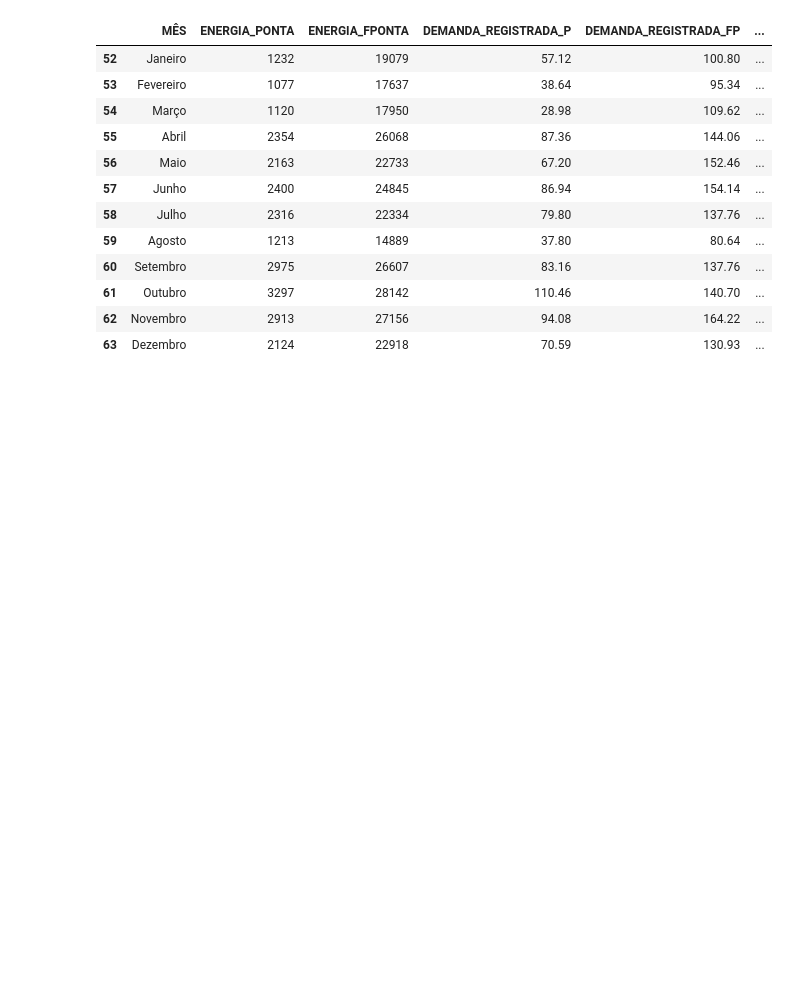
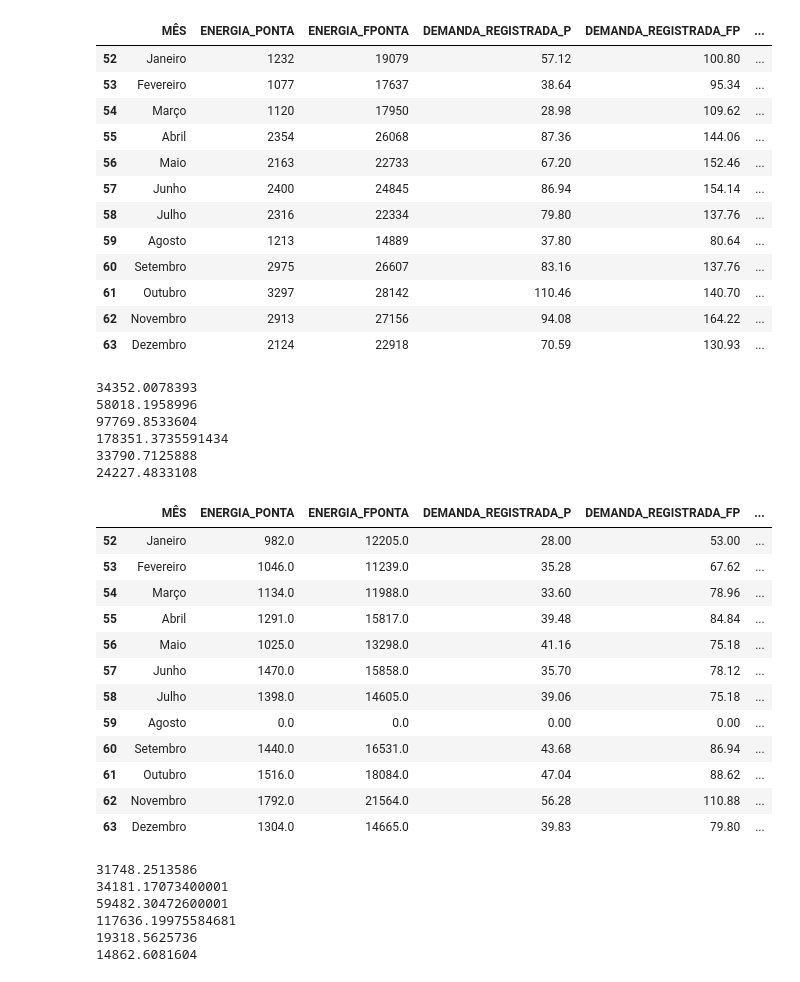
Before and after one commit to byronacunia/UFCA_estudo_mercado_livre, a Jupyter notebook: UFCA.ipynb, the cells around one changed output. Drawn from its saved outputs; the diff is of its cells as text; code cells hidden in the pictures; blank space fills up the shorter version.

```diff
--- a/UFCA.ipynb
+++ b/UFCA.ipynb
@@ -36,7 +36,9 @@ UC2 = abas_de_excel.parse("UC2")
 UC3 = abas_de_excel.parse("UC3")
 UC4 = abas_de_excel.parse("UC4")
 # %%
-demanda_contratada = 139 #[kW]
+demanda_contratada_UC1 = 139 #[kW]
+demanda_contratada_UC2 = 160 #[kW]
+demanda_contratada_UC3 = 600 #[kW]
 #Tarifas de consumo e usos
 Tarifa_total_FP=0.40733
 Tarifa_total_P=1.81318
@@ -70,3 +78,63 @@ X1
 | 61 | Outubro | 3297 | 28142 | 110.46 | 140.70 | ... |
 | 62 | Novembro | 2913 | 27156 | 94.08 | 164.22 | ... |
 | 63 | Dezembro | 2124 | 22918 | 70.59 | 130.93 | ... |
+# %%
+print(TOTAL_VALOR_DEMANDA_UC1)
+print(TOTAL_VALOR_CONSUMO_P_FP_TUSD_UC1)
+print(TOTAL_VALOR_CONSUMO_TE_UC1)
+print(TOTAL_CONTA_CATIVO_UC1)
+print(TOTAL_VALOR_CONSUMO_TUSD_P_UC1)
+print(TOTAL_VALOR_CONSUMO_TUSD_FP_UC1)
+# %% [output]
+34352.0078393
+58018.1958996
+97769.8533604
+178351.3735591434
+33790.7125888
+24227.4833108
+# %%
+X2 = UC2[UC2['ANO']==2019][['MÊS','ENERGIA_PONTA', 'ENERGIA_FPONTA', 'DEMANDA_REGISTRADA_P', 'DEMANDA_REGISTRADA_FP', 'DEMANDA_ULTRAPASSAG', 'TAR_ULTRAPASSAG', 'TAR_TUSD_KW_FP', 'TAR_DEMANDA_FP_SEM ICMS']]
+X2[['DEMANDA_ULTRAPASSAG', 'TAR_ULTRAPASSAG', 'TAR_DEMANDA_FP_SEM ICMS']] = X2[['DEMANDA_ULTRAPASSAG', 'TAR_ULTRAPASSAG', 'TAR_DEMANDA_FP_SEM ICMS']].fillna(0)
+X2[['Differença Demanda']] = X2[['DEMANDA_REGISTRADA_FP']] - demanda_contratada_UC2
+X2[['Valor Demanda']] = (X2['DEMANDA_REGISTRADA_FP'] * X2['TAR_TUSD_KW_FP']) +(X2['Differença Demanda'] *-1* X2['TAR_DEMANDA_FP_SEM ICMS'])
+X2[['Valor Consumo P+FP TUSD']] = (TUSD_FP*X2['ENERGIA_FPONTA'])+(TUSD_P*X2['ENERGIA_PONTA'])
+X2[['Valor Consumo TE']] = (TE_FP*X2['ENERGIA_FPONTA'])+(TE_P*X2['ENERGIA_PONTA'])
+X2[['Valor da conta no cativo']] = (X2['Valor Demanda']+X2['Valor Consumo P+FP TUSD']+X2['Valor Consumo TE'])-((X2['Valor Demanda']+X2['Valor Consumo P+FP TUSD']+X2['Valor Consumo TE'])*RetencaoFederal)
+X2[['Valor consumo TUSD_P']]= (TUSD_P*X2['ENERGIA_PONTA'])
+X2[['Valor consumo TUSD_FP']]= (TUSD_FP*X2['ENERGIA_FPONTA'])
+TOTAL_VALOR_DEMANDA_UC2 = X2['Valor Demanda'].sum()
+TOTAL_VALOR_CONSUMO_P_FP_TUSD_UC2 = X2['Valor Consumo P+FP TUSD'].sum()
+TOTAL_VALOR_CONSUMO_TE_UC2 = X2['Valor Consumo TE'].sum()
+TOTAL_CONTA_CATIVO_UC2 = X2['Valor da conta no cativo'].sum()
+TOTAL_VALOR_CONSUMO_TUSD_P_UC2 = X2['Valor consumo TUSD_P'].sum()
+TOTAL_VALOR_CONSUMO_TUSD_FP_UC2 = X2['Valor consumo TUSD_FP'].sum()
+X2=X2.fillna(0)
+X2
+# %% [output]
+|  | MÊS | ENERGIA_PONTA | ENERGIA_FPONTA | DEMANDA_REGISTRADA_P | DEMANDA_REGISTRADA_FP | ... |
+| 52 | Janeiro | 982.0 | 12205.0 | 28.00 | 53.00 | ... |
+| 53 | Fevereiro | 1046.0 | 11239.0 | 35.28 | 67.62 | ... |
+| 54 | Março | 1134.0 | 11988.0 | 33.60 | 78.96 | ... |
+| 55 | Abril | 1291.0 | 15817.0 | 39.48 | 84.84 | ... |
+| 56 | Maio | 1025.0 | 13298.0 | 41.16 | 75.18 | ... |
+| 57 | Junho | 1470.0 | 15858.0 | 35.70 | 78.12 | ... |
+| 58 | Julho | 1398.0 | 14605.0 | 39.06 | 75.18 | ... |
+| 59 | Agosto | 0.0 | 0.0 | 0.00 | 0.00 | ... |
+| 60 | Setembro | 1440.0 | 16531.0 | 43.68 | 86.94 | ... |
+| 61 | Outubro | 1516.0 | 18084.0 | 47.04 | 88.62 | ... |
+| 62 | Novembro | 1792.0 | 21564.0 | 56.28 | 110.88 | ... |
+| 63 | Dezembro | 1304.0 | 14665.0 | 39.83 | 79.80 | ... |
+# %%
+print(TOTAL_VALOR_DEMANDA_UC2)
+print(TOTAL_VALOR_CONSUMO_P_FP_TUSD_UC2)
+print(TOTAL_VALOR_CONSUMO_TE_UC2)
+print(TOTAL_CONTA_CATIVO_UC2)
+print(TOTAL_VALOR_CONSUMO_TUSD_P_UC2)
+print(TOTAL_VALOR_CONSUMO_TUSD_FP_UC2)
+# %% [output]
+31748.2513586
+34181.17073400001
+59482.30472600001
+117636.19975584681
+19318.5625736
+14862.6081604
```
Also changed, not shown: parts of 32 cells of this notebook.
